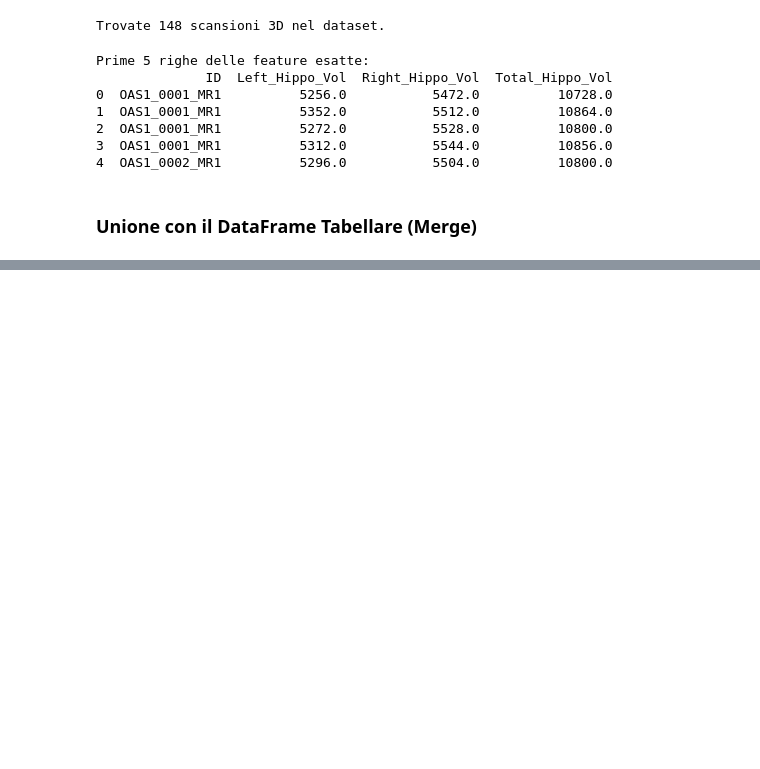
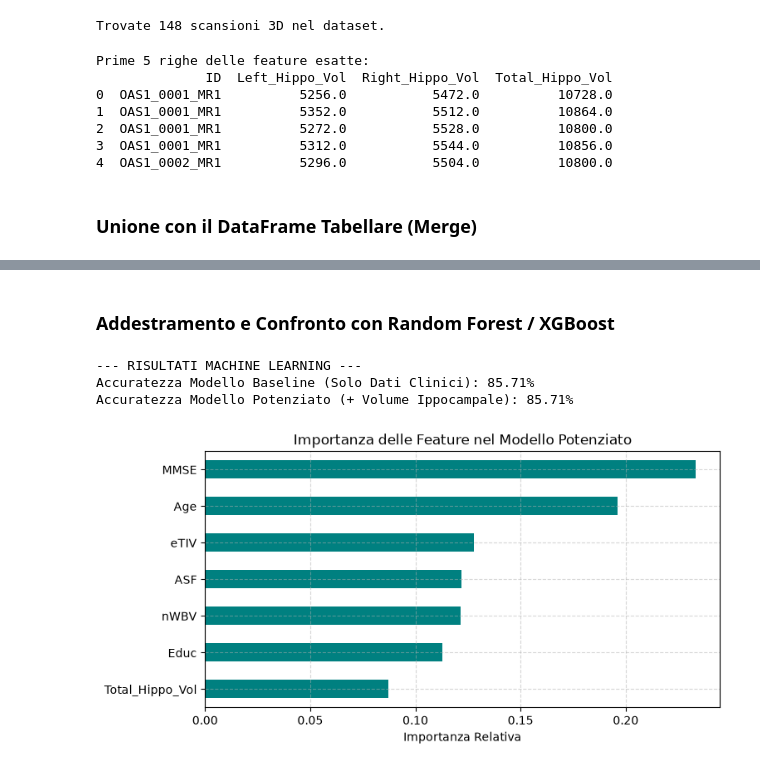
Before and after one commit to filippofurla03/neuroimaging-oasis-pipeline, a Jupyter notebook: notebooks/03_feature_extraction.ipynb, the cells around one changed output, grey strips where cells are left out. Drawn from its saved outputs; the diff is of its cells as text; code cells hidden in the pictures; blank space fills up the shorter version.

Commit message:
Complete feature extraction notebook with ML baseline evaluation

```diff
--- a/notebooks/03_feature_extraction.ipynb
+++ b/notebooks/03_feature_extraction.ipynb
@@ -251,0 +247,51 @@ KeyError: "['Age', 'MMSE', 'CDR'] not in index"
+# %% [markdown]
+### Addestramento e Confronto con Random Forest / XGBoost
+# %%
+from sklearn.model_selection import train_test_split
+from sklearn.ensemble import RandomForestClassifier
+from sklearn.metrics import classification_report, accuracy_score
+
+# 1. Preparazione del target e binarizzazione CDR (0 = Sano, > 0 = Decadimento/Demenza)
+df_ml = df_combined.dropna(subset=['CDR']).copy()
+df_ml['Target'] = (df_ml['CDR'] > 0).astype(int)
+
+# 2. Definizione delle feature per il confronto
+baseline_features = [c for c in ['Age', 'Educ', 'MMSE', 'eTIV', 'nWBV', 'ASF'] if c in df_ml.columns]
+enhanced_features = baseline_features + ['Total_Hippo_Vol']
+
+X_base = df_ml[baseline_features].fillna(df_ml[baseline_features].median())
+X_enh = df_ml[enhanced_features].fillna(df_ml[enhanced_features].median())
+y = df_ml['Target']
+
+# 3. Train/Test Split (stratificato per bilanciare le classi)
+X_tr_b, X_te_b, y_train, y_test = train_test_split(X_base, y, test_size=0.25, random_state=42, stratify=y)
+X_tr_e, X_te_e, _, _ = train_test_split(X_enh, y, test_size=0.25, random_state=42, stratify=y)
+
+# 4. Modello Baseline (Senza Ippocampo)
+rf_base = RandomForestClassifier(n_estimators=100, random_state=42)
+rf_base.fit(X_tr_b, y_train)
+acc_base = accuracy_score(y_test, rf_base.predict(X_te_b))
+
+# 5. Modello Potenziato (Con Volume Ippocampale)
+rf_enh = RandomForestClassifier(n_estimators=100, random_state=42)
+rf_enh.fit(X_tr_e, y_train)
+acc_enh = accuracy_score(y_test, rf_enh.predict(X_te_e))
+
+print(f"--- RISULTATI MACHINE LEARNING ---")
+print(f"Accuratezza Modello Baseline (Solo Dati Clinici): {acc_base * 100:.2f}%")
+print(f"Accuratezza Modello Potenziato (+ Volume Ippocampale): {acc_enh * 100:.2f}%")
+
+# 6. Feature Importance del modello potenziato
+importances = pd.Series(rf_enh.feature_importances_, index=enhanced_features).sort_values(ascending=True)
+
+plt.figure(figsize=(8,4))
+importances.plot(kind='barh', color='teal')
+plt.title('Importanza delle Feature nel Modello Potenziato')
+plt.xlabel('Importanza Relativa')
+plt.grid(True, linestyle='--', alpha=0.5)
+plt.show()
+# %% [output]
+--- RISULTATI MACHINE LEARNING ---
+Accuratezza Modello Baseline (Solo Dati Clinici): 85.71%
+Accuratezza Modello Potenziato (+ Volume Ippocampale): 85.71%
+[figure, added]
```
Also changed, not shown: parts of 3 cells of this notebook.
